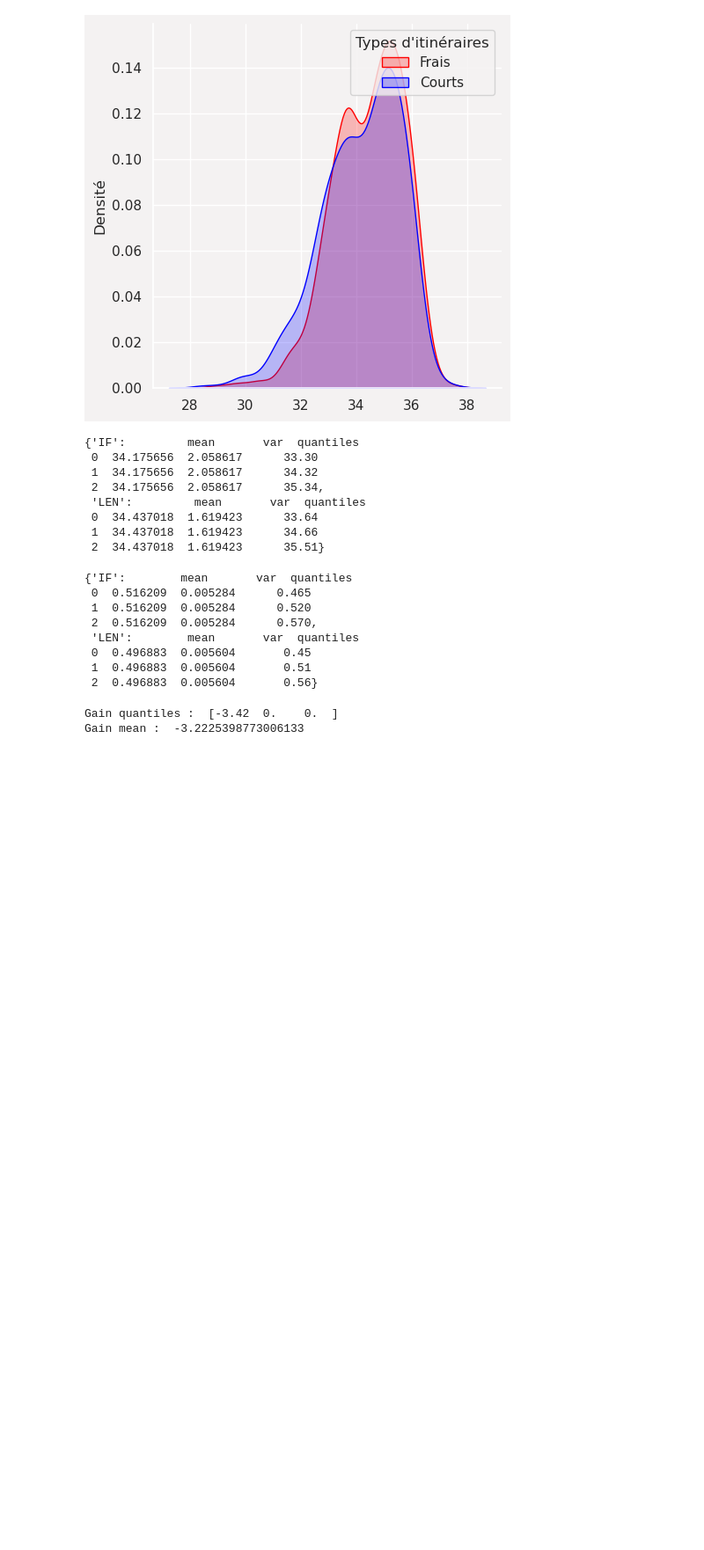
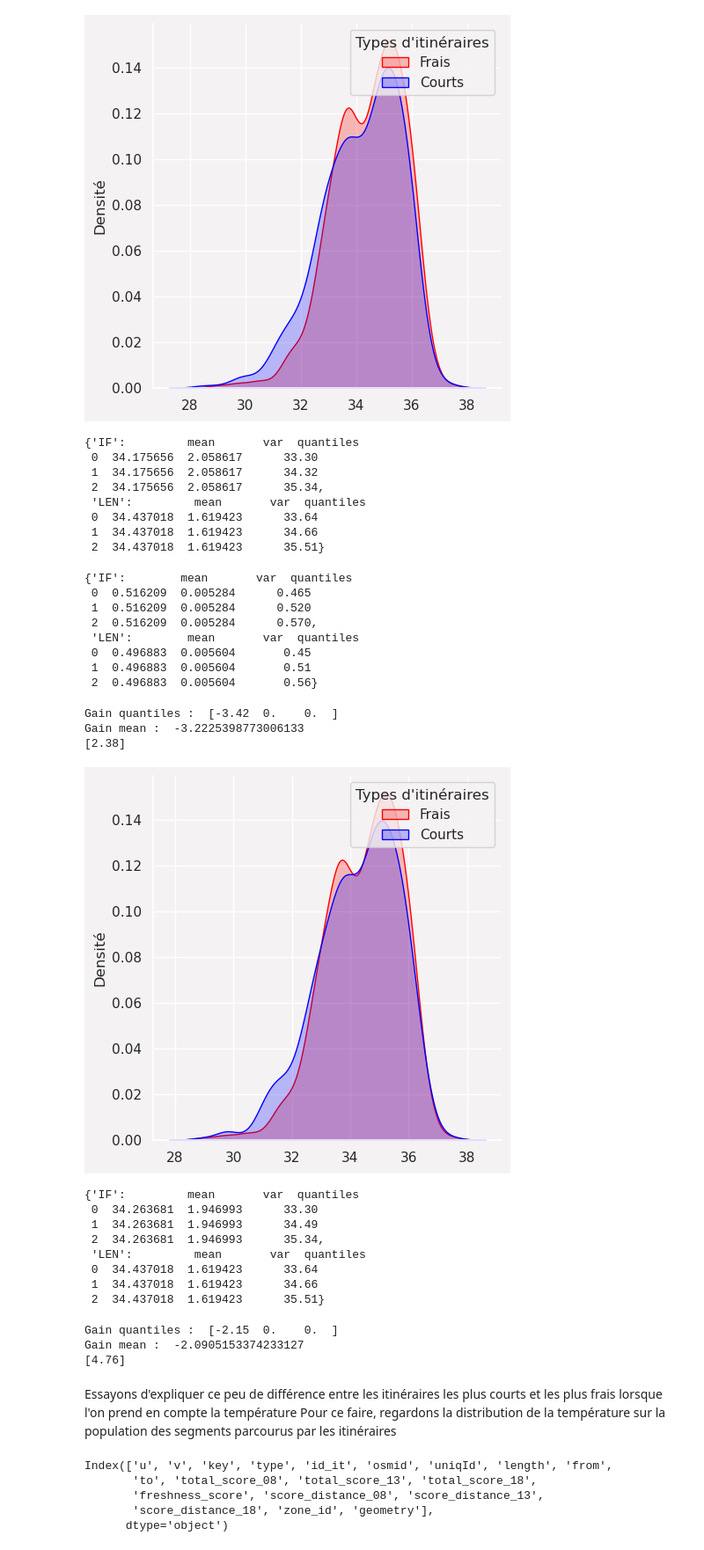
Before and after one commit to datagora-erasme/itineraire_fraicheur, a Jupyter notebook: backend/score_calculation_it/analyse_pipeline_new.ipynb, the cells around one changed output. Shown at 88% size. Drawn from its saved outputs; the diff is of its cells as text; code cells hidden in the pictures; blank space fills up the shorter version.

Commit message:
taking account temp + eaux, almost done

```diff
--- a/backend/score_calculation_it/analyse_pipeline_new.ipynb
+++ b/backend/score_calculation_it/analyse_pipeline_new.ipynb
@@ -454,6 +652,30 @@ basic_stats_key("P0_01O0_01At0_01Ar0_01C10E0_01Ca0_01", "mean_C_wavg_scaled", ho
  2  0.496883  0.005604       0.56}
 # %%
 gain_temp_10 = gain_compare_key("P0_01O0_01At0_01Ar0_01C10E0_01Ca0_01", "mean_C_wavg_scaled", hour="13h")
+print(np.quantile(gain_temp_10, q=[0.95]))
 # %% [output]
 Gain quantiles :  [-3.42  0.    0.  ]
 Gain mean :  -3.2225398773006133
+[2.38]
+# %%
+basic_stats_temp_key("P0_01O5At0_01Ar10C1E0_01Ca0_01", "mean_C_wavg_scaled", temp_scaler, hour="13h", distinct_if_len=True)
+# %% [output]
+[figure, added]
+{'IF':         mean       var  quantiles
+ 0  34.263681  1.946993      33.30
+ 1  34.263681  1.946993      34.49
+ 2  34.263681  1.946993      35.34,
+ 'LEN':         mean       var  quantiles
+ 0  34.437018  1.619423      33.64
+ 1  34.437018  1.619423      34.66
+ 2  34.437018  1.619423      35.51}
+# %%
+gain_temp_10 = gain_compare_key("P0_01O5At0_01Ar10C1E0_01Ca0_01", "mean_C_wavg_scaled", hour="13h")
+print(np.quantile(gain_temp_10, q=[0.95]))
+# %% [output]
+Gain quantiles :  [-2.15  0.    0.  ]
+Gain mean :  -2.0905153374233127
+[4.76]
+# %% [markdown]
+Essayons d'expliquer ce peu de différence entre les itinéraires les plus courts et les plus frais lorsque l'on prend en compte la température
+Pour ce faire, regardons la distribution de la température sur la population des segments parcourus par les itinéraires
@@ -459,0 +684,8 @@ Gain mean :  -3.2225398773006133
+# %%
+dataset_temp_10.columns
+# %% [output]
+Index(['u', 'v', 'key', 'type', 'id_it', 'osmid', 'uniqId', 'length', 'from',
+       'to', 'total_score_08', 'total_score_13', 'total_score_18',
+       'freshness_score', 'score_distance_08', 'score_distance_13',
+       'score_distance_18', 'zone_id', 'geometry'],
+      dtype='object')
```
Also changed, not shown: parts of 73 cells of this notebook, 4 other files.
